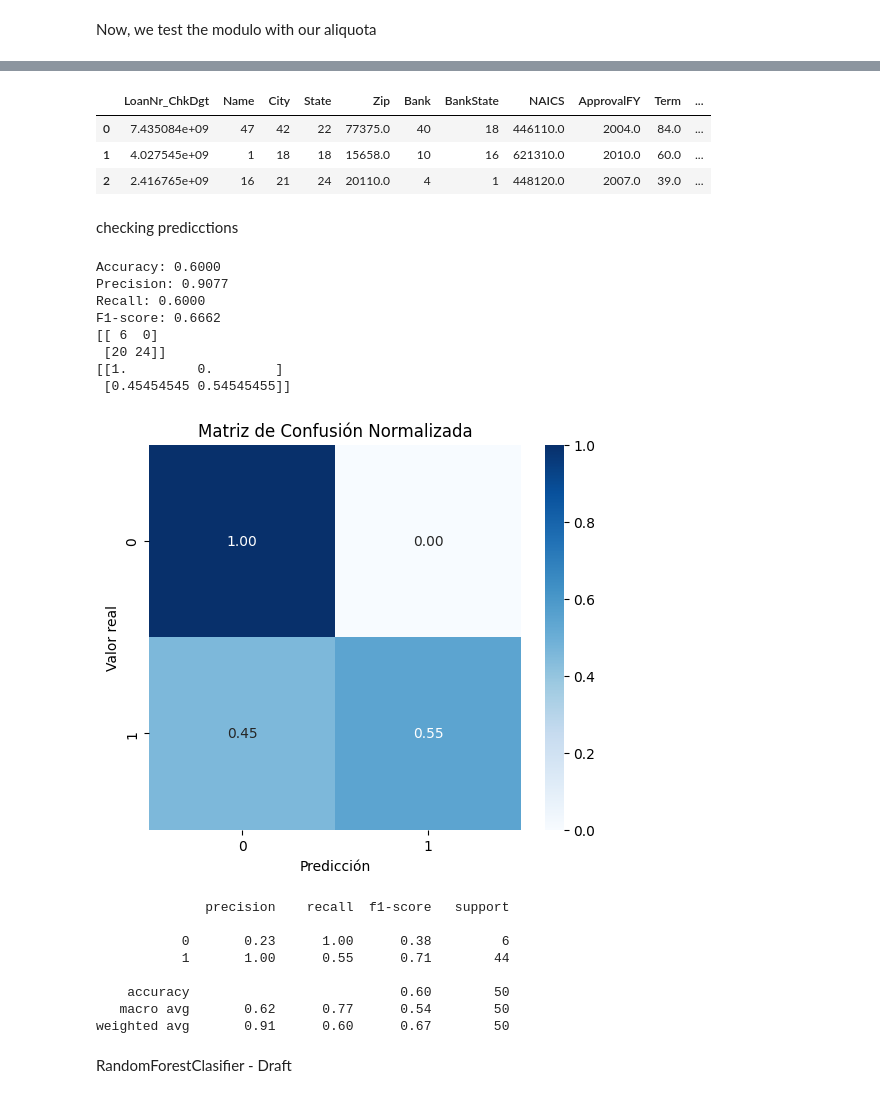
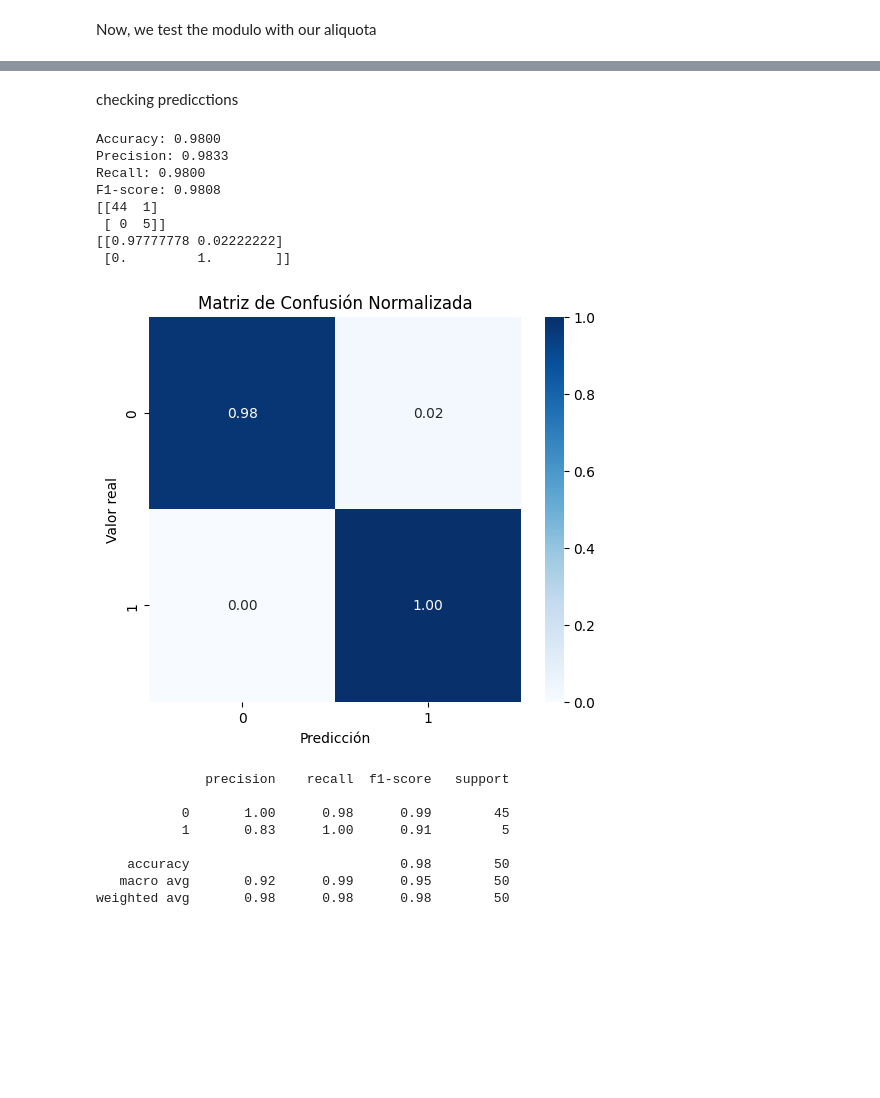
Before and after one commit to AlejoAlegreBustos/CSE-310, a Jupyter notebook: module 1/draft-xp1.ipynb, the cells around one changed output, grey strips where cells are left out. Drawn from its saved outputs; the diff is of its cells as text; code cells hidden in the pictures; blank space fills up the shorter version.

Commit message:
Final updated module 1 personal project

```diff
--- a/module 1/draft-xp1.ipynb
+++ b/module 1/draft-xp1.ipynb
@@ -794,28 +246,27 @@ from sklearn.model_selection import train_test_split
 from sklearn.metrics import accuracy_score, precision_score, recall_score, f1_score
 
 
-y = df_tokenized['MIS_Status']
-X = df_tokenized.drop('MIS_Status', axis=1)
+y = df['Personal Loan']  # target
+X = df.drop('Personal Loan', axis=1)  # features
 
 # Split
 X_train, X_test, y_train, y_test = train_test_split(
-    X, y, test_size=0.3, random_state=125, stratify=y
+    X, y, test_size=0.3, random_state=194, stratify=y
 )
 
 print("original distribution:", dict(Counter(y_train)))
 
 
-smote = SMOTE(random_state=31)
+smote = SMOTE(random_state=194)
 X_train_res, y_train_res = smote.fit_resample(X_train, y_train)
 print("distribution after smote:", dict(Counter(y_train_res)))
 
 # i use the best hyperparameters of my for loop model
 model = XGBClassifier(
-    n_estimators=75,
-    max_depth=6,
-    random_state=125,
+    n_estimators=66,
+    max_depth=13,
+    random_state=194,
     eval_metric='logloss',
-    use_label_encoder=False,
     n_jobs=-1
 )
 
@@ -843,6 +293,6 @@ F1-score: 0.9946
 # %% [markdown]
 Now, we test the modulo with our aliquota
 # %%
-df_test=pd.read_csv(r'C:\Users\alejo\Desktop\FAMILIA\Alejo\TECH\developments\PERSONAL DEVELOPMENTS\Machine-learning-projects\linear-regression\aliquota_test.csv')
+df_test=pd.read_csv(r'C:\Users\alejo\Desktop\BYUI\CSE-310 LOCAL\CSE-310\module 1\aliquota_test.csv')
 df_test.head(2)
 # %% [output]
@@ -852,74 +302,63 @@ df_test.head(2)
-# %%
-df_test=preprocess_cash_and_dates(df_test)
-df_test=encode_for_tree_models(df_test)
-df_test.head(3)
-# %% [output]
-|  | LoanNr_ChkDgt | Name | City | State | Zip | Bank | BankState | NAICS | ApprovalFY | Term | ... |
-| 0 | 7.435084e+09 | 47 | 42 | 22 | 77375.0 | 40 | 18 | 446110.0 | 2004.0 | 84.0 | ... |
-| 1 | 4.027545e+09 | 1 | 18 | 18 | 15658.0 | 10 | 16 | 621310.0 | 2010.0 | 60.0 | ... |
-| 2 | 2.416765e+09 | 16 | 21 | 24 | 20110.0 | 4 | 1 | 448120.0 | 2007.0 | 39.0 | ... |
 # %%
-df_predicction=df_test.drop("MIS_Status", axis=1).values
+df_predicction=df_test.drop("Personal Loan", axis=1).values
 new_pred = model.predict(df_predicction)
 
-predictions = pd.DataFrame(new_pred, columns=['MIS_Status'])
+predictions = pd.DataFrame(new_pred, columns=['Personal Loan'])
 
-predictions.to_csv("MIS_Status-predictions.csv", index=False)
+predictions.to_csv("Personal Loan-predictions.csv", index=False)
 # %% [markdown]
 checking predicctions
 # %%
 from sklearn.metrics import accuracy_score, precision_score, recall_score, f1_score, confusion_matrix
 import seaborn as sns
 import matplotlib.pyplot as plt
 import numpy as np
 
-accuracy = accuracy_score(df_test['MIS_Status'],new_pred)
-precision = precision_score(df_test['MIS_Status'], new_pred, average='weighted', zero_division=0)
-recall = recall_score(df_test['MIS_Status'], new_pred, average='weighted', zero_division=0)
-f1 = f1_score(df_test['MIS_Status'], new_pred, average='weighted', zero_division=0)
+accuracy = accuracy_score(df_test['Personal Loan'],new_pred)
+precision = precision_score(df_test['Personal Loan'], new_pred, average='weighted', zero_division=0)
+recall = recall_score(df_test['Personal Loan'], new_pred, average='weighted', zero_division=0)
+f1 = f1_score(df_test['Personal Loan'], new_pred, average='weighted', zero_division=0)
 
 print(f"Accuracy: {accuracy:.4f}")
 print(f"Precision: {precision:.4f}")
 print(f"Recall: {recall:.4f}")
 print(f"F1-score: {f1:.4f}")
 
 
-cm = confusion_matrix(df_test['MIS_Status'],new_pred)
+cm = confusion_matrix(df_test['Personal Loan'],new_pred)
 print(cm)
 
 cm_normalized = cm.astype('float') / cm.sum(axis=1)[:, np.newaxis]
 print(cm_normalized)
 
 plt.figure(figsize=(6,5))
 sns.heatmap(cm_normalized, annot=True, fmt='.2f', cmap='Blues',
-            xticklabels=np.unique(df_test['MIS_Status']),
-            yticklabels=np.unique(df_test['MIS_Status']))
+            xticklabels=np.unique(df_test['Personal Loan']),
+            yticklabels=np.unique(df_test['Personal Loan']))
 plt.xlabel('Predicción')
 plt.ylabel('Valor real')
 plt.title('Matriz de Confusión Normalizada')
 plt.show()
 # %% [output]
-Accuracy: 0.6000
-Precision: 0.9077
-Recall: 0.6000
-F1-score: 0.6662
-[[ 6  0]
- [20 24]]
-[[1.         0.        ]
- [0.45454545 0.54545455]]
+Accuracy: 0.9800
+Precision: 0.9833
+Recall: 0.9800
+F1-score: 0.9808
+[[44  1]
+ [ 0  5]]
+[[0.97777778 0.02222222]
+ [0.         1.        ]]
-[figure, old version]
+[figure, new version]
 # %%
 from sklearn.metrics import classification_report
 
-print(classification_report(df_test['MIS_Status'], new_pred))
+print(classification_report(df_test['Personal Loan'], new_pred))
 # %% [output]
               precision    recall  f1-score   support
 
-           0       0.23      1.00      0.38         6
-           1       1.00      0.55      0.71        44
+           0       1.00      0.98      0.99        45
+           1       0.83      1.00      0.91         5
 
-    accuracy                           0.60        50
-   macro avg       0.62      0.77      0.54        50
-weighted avg       0.91      0.60      0.67        50
+    accuracy                           0.98        50
+   macro avg       0.92      0.99      0.95        50
+weighted avg       0.98      0.98      0.98        50
-# %% [markdown]
-RandomForestClasifier - Draft
```
Also changed, not shown: parts of 72 cells of this notebook, 19 other files.
